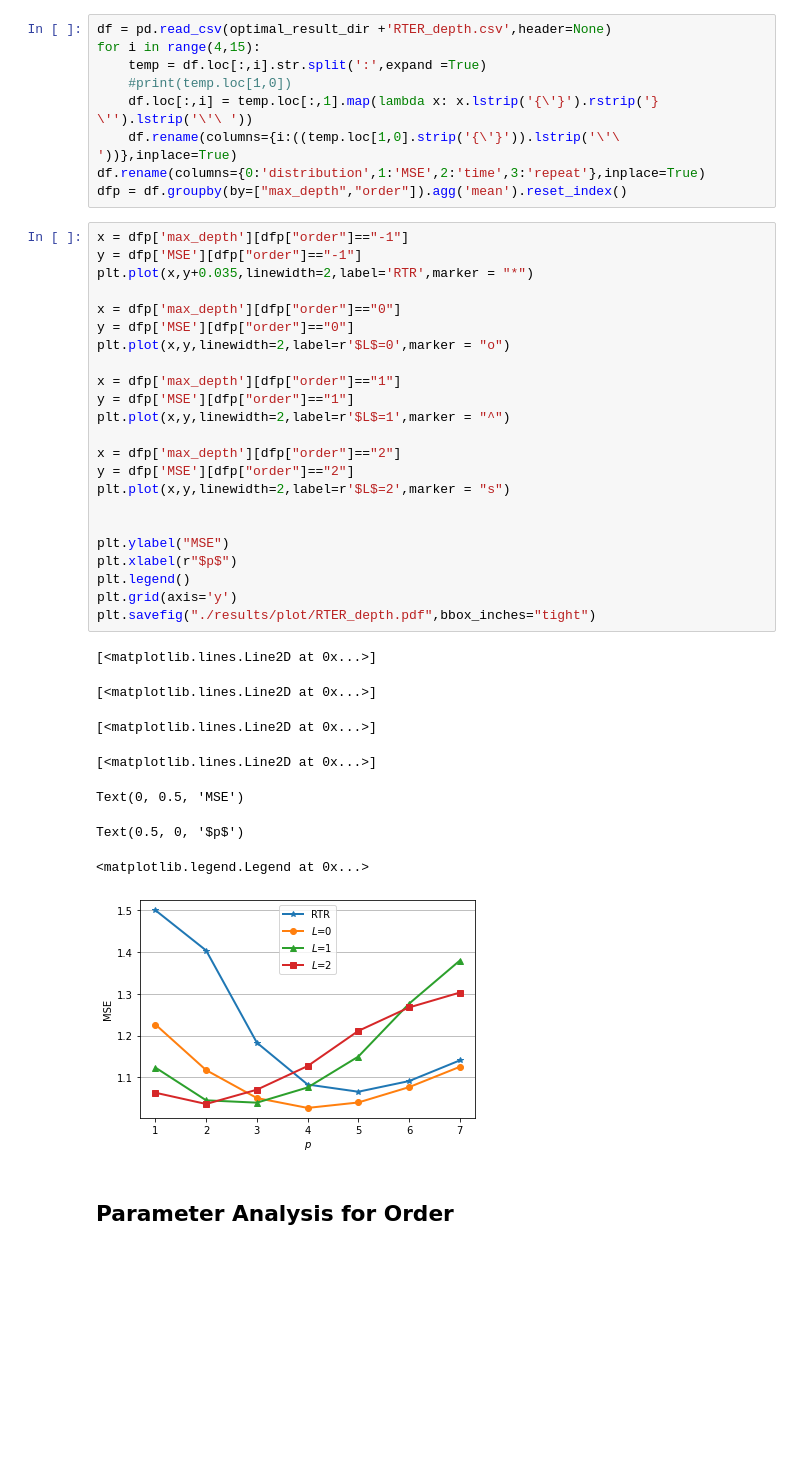
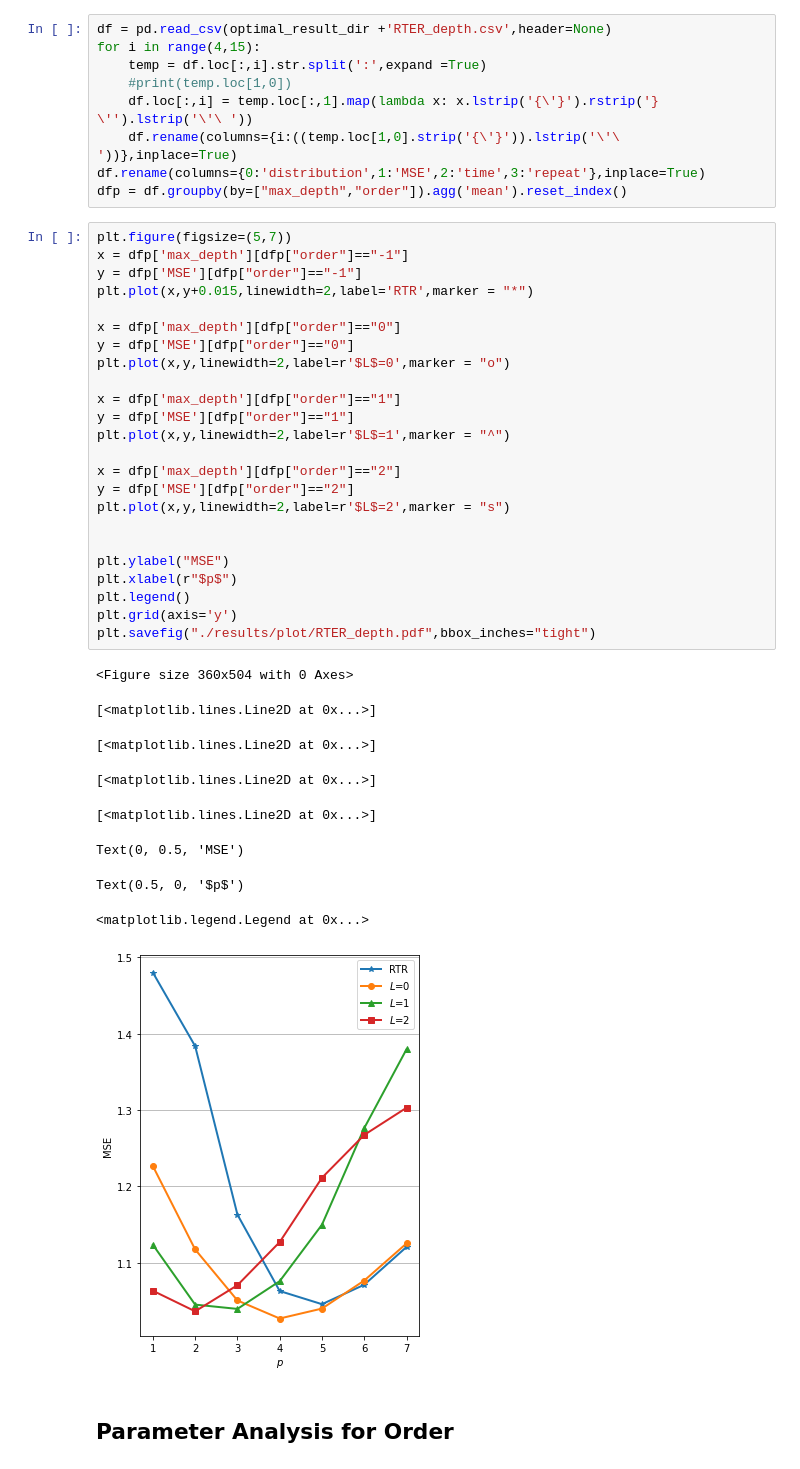
Before and after one commit to Karlmyh/RTER, a Jupyter notebook: plot.ipynb, the cells around one changed output. Saved outputs shown, nothing was run; the diff lists cells and outputs as text; blank space fills up the shorter version.

Commit message:
change plots

```diff
--- a/plot.ipynb
+++ b/plot.ipynb
@@ -704,37 +704,39 @@ for i in range(4,15):
 df.rename(columns={0:'distribution',1:'MSE',2:'time',3:'repeat'},inplace=True)
 dfp = df.groupby(by=["max_depth","order"]).agg('mean').reset_index()
 # %%
+plt.figure(figsize=(5,7))
 x = dfp['max_depth'][dfp["order"]=="-1"]
 y = dfp['MSE'][dfp["order"]=="-1"]
-plt.plot(x,y+0.035,linewidth=2,label='RTR',marker = "*")
+plt.plot(x,y+0.015,linewidth=2,label='RTR',marker = "*")
 
 x = dfp['max_depth'][dfp["order"]=="0"]
 y = dfp['MSE'][dfp["order"]=="0"]
 plt.plot(x,y,linewidth=2,label=r'$L$=0',marker = "o")
 
 x = dfp['max_depth'][dfp["order"]=="1"]
 y = dfp['MSE'][dfp["order"]=="1"]
 plt.plot(x,y,linewidth=2,label=r'$L$=1',marker = "^")
 
 x = dfp['max_depth'][dfp["order"]=="2"]
 y = dfp['MSE'][dfp["order"]=="2"]
 plt.plot(x,y,linewidth=2,label=r'$L$=2',marker = "s")
 
 
 plt.ylabel("MSE")
 plt.xlabel(r"$p$")
 plt.legend()
 plt.grid(axis='y')
 plt.savefig("./results/plot/RTER_depth.pdf",bbox_inches="tight")
 # %% [output]
-[<matplotlib.lines.Line2D at 0x...>]
+<Figure size 360x504 with 0 Axes>
 [<matplotlib.lines.Line2D at 0x...>]
 [<matplotlib.lines.Line2D at 0x...>]
 [<matplotlib.lines.Line2D at 0x...>]
-Text(0, 0.5, 'MSE')
+[<matplotlib.lines.Line2D at 0x...>]
-Text(0.5, 0, '$p$')
+Text(0, 0.5, 'MSE')
-<matplotlib.legend.Legend at 0x...>
+Text(0.5, 0, '$p$')
+<matplotlib.legend.Legend at 0x...>
-[figure, old version]
+[figure, new version]
 # %% [markdown]
 ## Parameter Analysis for Order
 # %%
```
Also changed, not shown: parts of 1 cell of this notebook, 2 other files.
